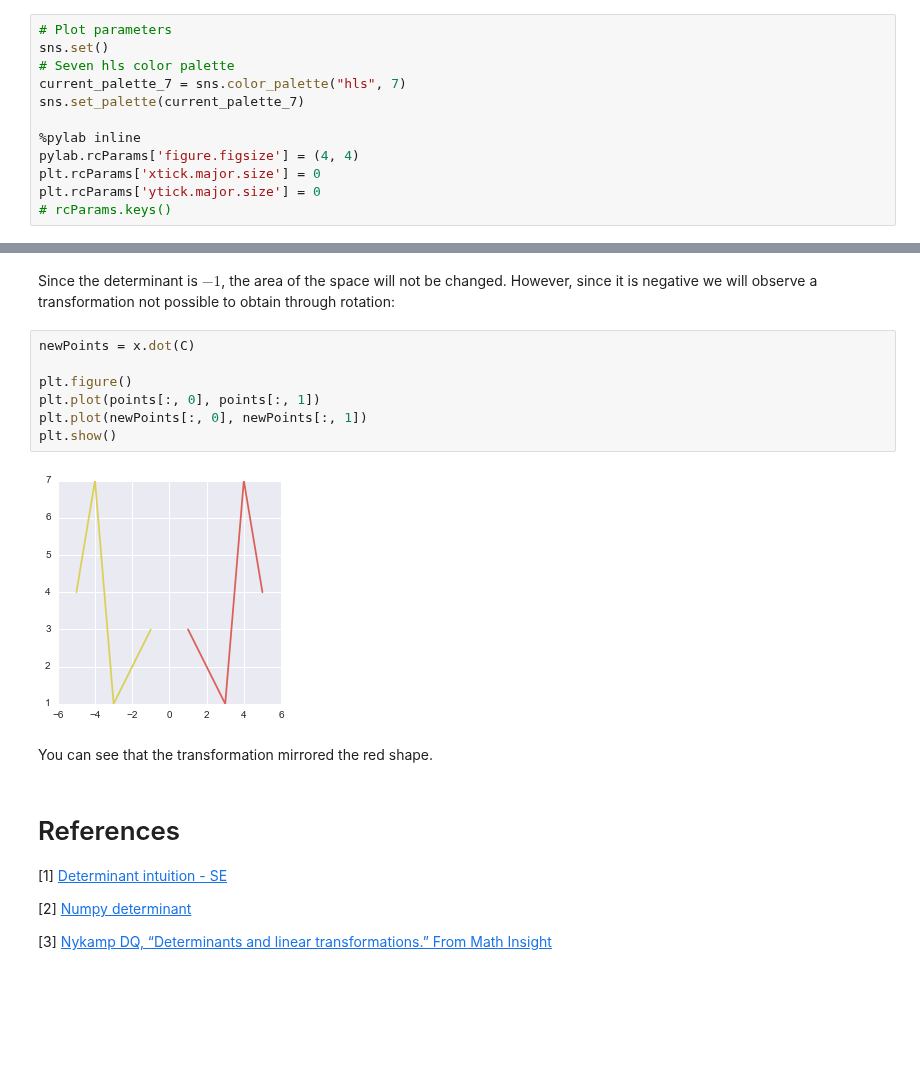
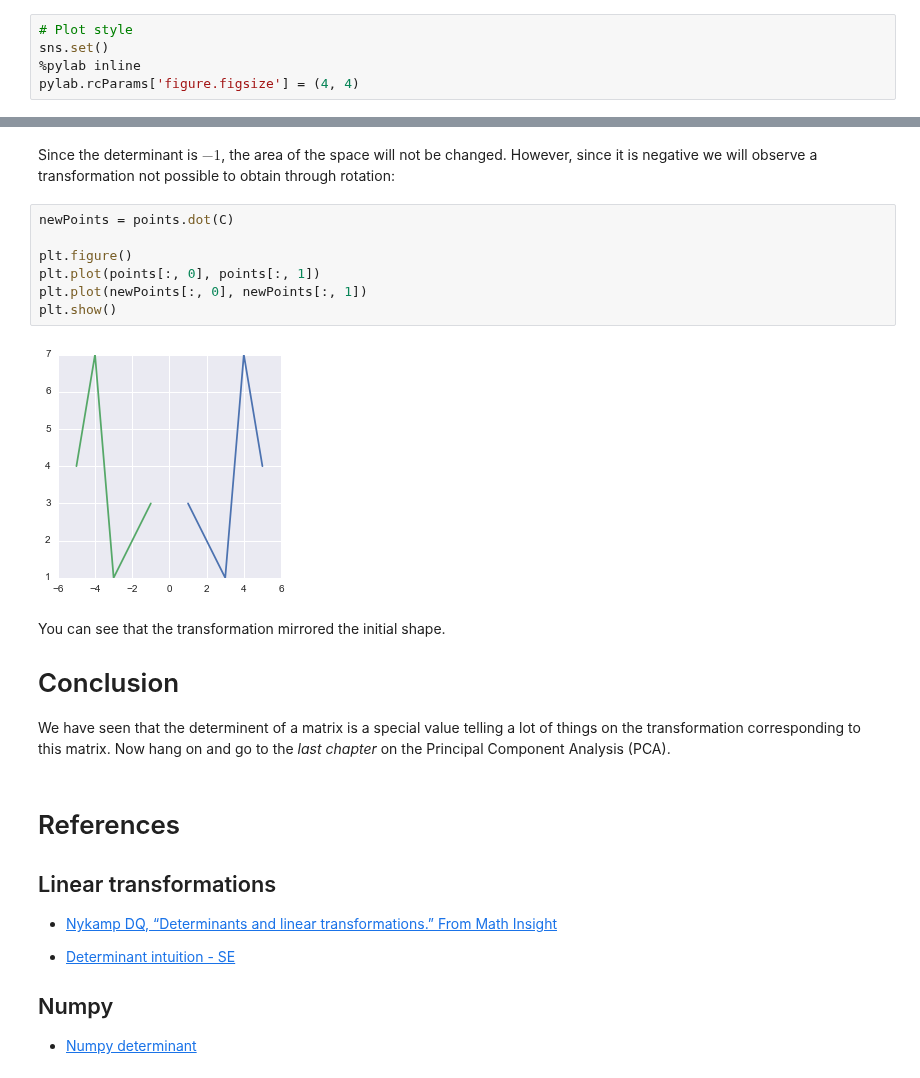
Before and after one commit to hadrienj/deepLearningBook-Notes, a Jupyter notebook: 2.11 The determinant/2.11 The determinant.ipynb, the cells around one changed output, grey strips where cells are left out. Saved outputs shown, nothing was run; the diff lists cells and outputs as text; blank space fills up the shorter version.

```diff
--- a/2.11 The determinant/2.11 The determinant.ipynb
+++ b/2.11 The determinant/2.11 The determinant.ipynb
@@ -11,14 +5,7 @@ from ress.utils import plotVectors
 # %%
-# Plot parameters
+# Plot style
 sns.set()
-# Seven hls color palette
-current_palette_7 = sns.color_palette("hls", 7)
-sns.set_palette(current_palette_7)
-
 %pylab inline
 pylab.rcParams['figure.figsize'] = (4, 4)
-plt.rcParams['xtick.major.size'] = 0
-plt.rcParams['ytick.major.size'] = 0
-# rcParams.keys()
 # %% [output]
 Populating the interactive namespace from numpy and matplotlib
@@ -146,21 +187,29 @@ np.linalg.det(C)
 # %% [markdown]
 Since the determinant is $-1$, the area of the space will not be changed. However, since it is negative we will observe a transformation not possible to obtain through rotation:
 # %%
-newPoints = x.dot(C)
+newPoints = points.dot(C)
 
 plt.figure()
 plt.plot(points[:, 0], points[:, 1])
 plt.plot(newPoints[:, 0], newPoints[:, 1])
 plt.show()
 # %% [output]
-[figure, old version]
+[figure, new version]
-# %% [markdown]
-You can see that the transformation mirrored the red shape.
+# %% [markdown]
+You can see that the transformation mirrored the initial shape.
+
+# Conclusion
+
+We have seen that the determinent of a matrix is a special value telling a lot of things on the transformation corresponding to this matrix. Now hang on and go to the *last chapter* on the Principal Component Analysis (PCA).
 # %% [markdown]
 # References
 
-[1] [Determinant intuition - SE](https://math.stackexchange.com/questions/668/whats-an-intuitive-way-to-think-about-the-determinant)
+## Linear transformations
 
-[2] [Numpy determinant](https://docs.scipy.org/doc/numpy-1.13.0/reference/generated/numpy.linalg.det.html)
+- [Nykamp DQ, “Determinants and linear transformations.” From Math Insight](https://mathinsight.org/determinant_linear_transformation)
 
-[3] [Nykamp DQ, “Determinants and linear transformations.” From Math Insight](https://mathinsight.org/determinant_linear_transformation)
+- [Determinant intuition - SE](https://math.stackexchange.com/questions/668/whats-an-intuitive-way-to-think-about-the-determinant)
+
+## Numpy
+
+- [Numpy determinant](https://docs.scipy.org/doc/numpy-1.13.0/reference/generated/numpy.linalg.det.html)
```
Also changed, not shown: parts of 12 cells of this notebook, 22 other files.
